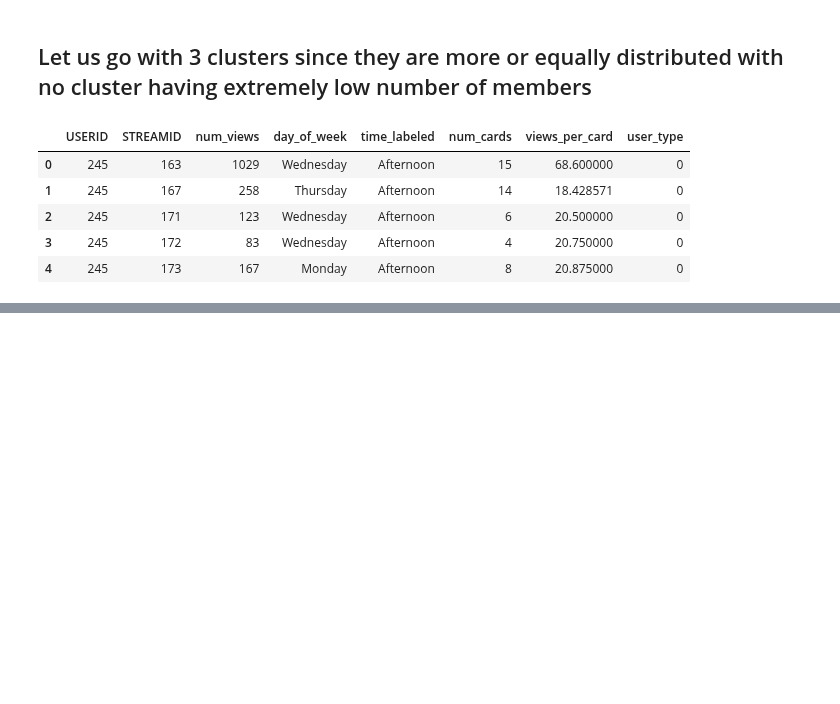
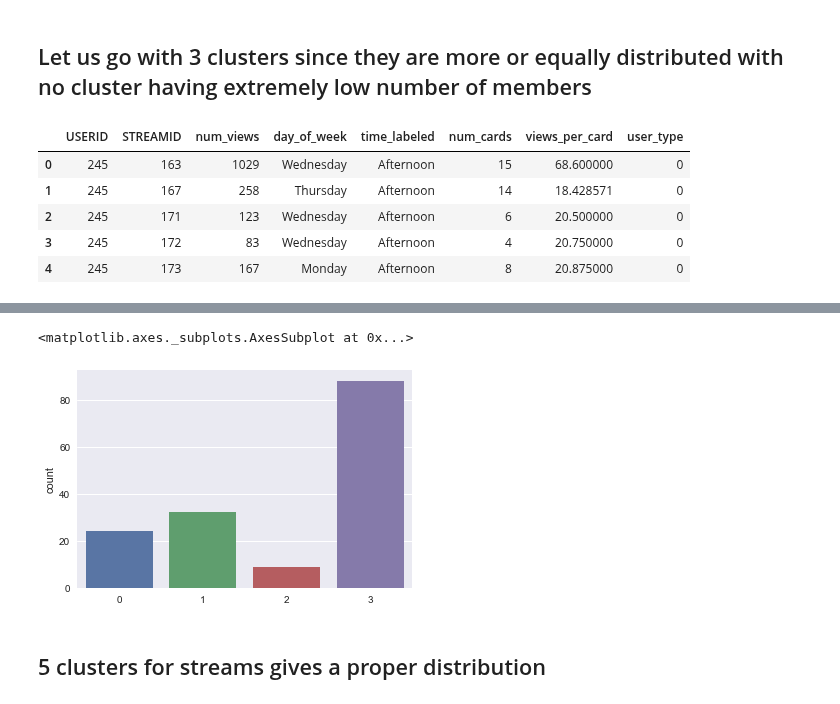
Before and after one commit to ace-racer/ContextualRecommender, a Jupyter notebook: hybird_recommender/exploration/Process Stream views.ipynb, the cells around one changed output, grey strips where cells are left out. Saved outputs shown, nothing was run; the diff lists cells and outputs as text; code cells hidden in the pictures; blank space fills up the shorter version.

```diff
--- a/hybird_recommender/exploration/Process Stream views.ipynb
+++ b/hybird_recommender/exploration/Process Stream views.ipynb
@@ -126,0 +194,8 @@ stream_views_df.head()
+# %%
+streams_kmeans_k4 = KMeans(n_clusters=4, random_state=21).fit(content_views_per_user_values_transposed)
+sns.countplot(x=streams_kmeans_k4.labels_)
+# %% [output]
+<matplotlib.axes._subplots.AxesSubplot at 0x...>
+[figure, added]
+# %% [markdown]
+## 5 clusters for streams gives a proper distribution
```
Also changed, not shown: parts of 13 cells of this notebook.
